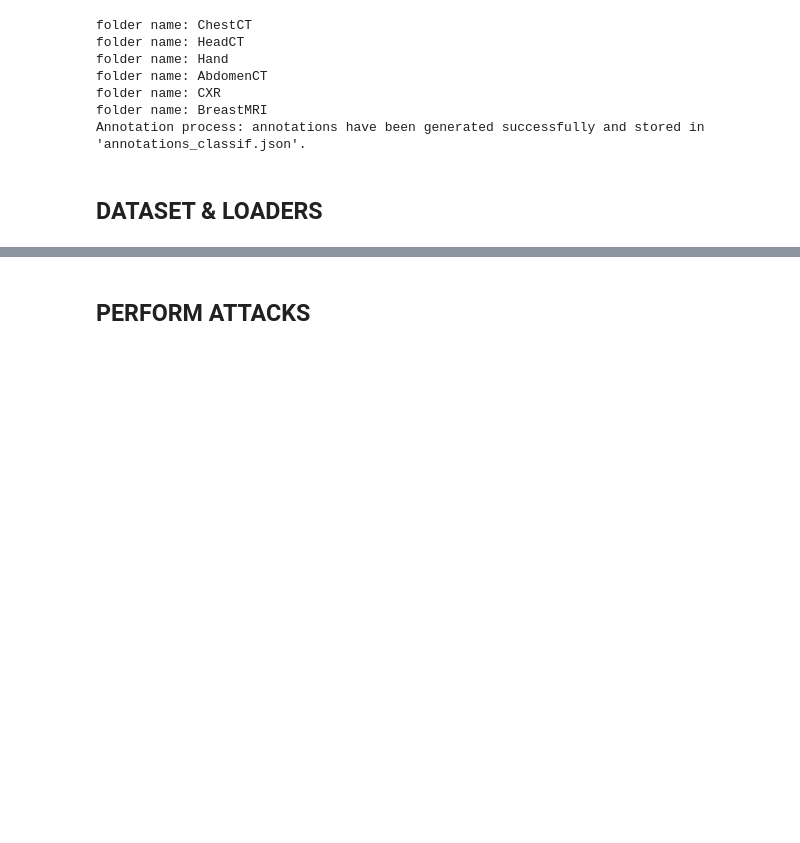
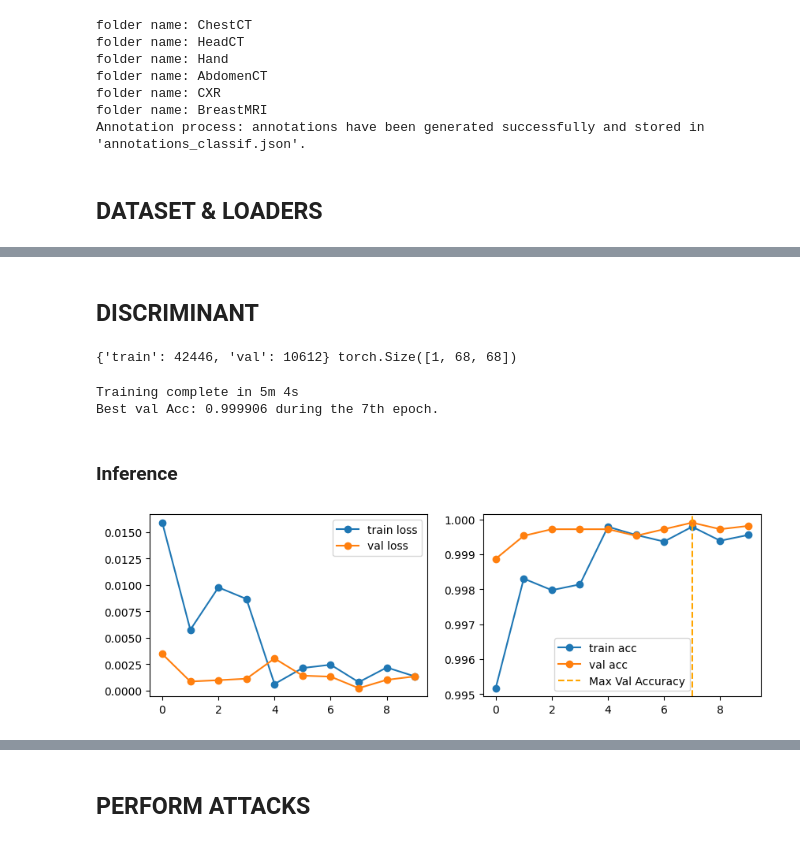
Before and after one commit to rosaliemillner/PGM_project, a Jupyter notebook: main.ipynb, the cells around one changed output, grey strips where cells are left out. Drawn from its saved outputs; the diff is of its cells as text; code cells hidden in the pictures; blank space fills up the shorter version.

```diff
--- a/main.ipynb
+++ b/main.ipynb
@@ -122,0 +124,2 @@ cm = plot_confusion_matrix(true_labels, pred_labels)
+# %% [markdown]
+## **DISCRIMINANT**
@@ -122,0 +136,14 @@ cm = plot_confusion_matrix(true_labels, pred_labels)
+# %%
+fit_model, train_losses, train_accs, val_losses, val_accs = evalutrain_model(model,
+                'convnet',
+                TRAIN_VAL_LOADER,
+                TRAIN_VAL_SET,
+                DISCRIMINANT_CRITERION,
+                optimizer,
+                scheduler,
+                DEVICE,
+                num_epochs=10)
+# %% [output]
+{'train': 42446, 'val': 10612} torch.Size([1, 68, 68])
+Training complete in 5m 4s
+Best val Acc: 0.999906 during the 7th epoch.
@@ -122,0 +153,10 @@ cm = plot_confusion_matrix(true_labels, pred_labels)
+# %% [markdown]
+### Inference
+# %%
+from evaluation import plot_acc_train
+plot_acc_train(train_losses,
+               train_accs,
+               val_losses,
+               val_accs)
+# %% [output]
+[figure, added]
```
Also changed, not shown: parts of 36 cells of this notebook, 10 other files.
